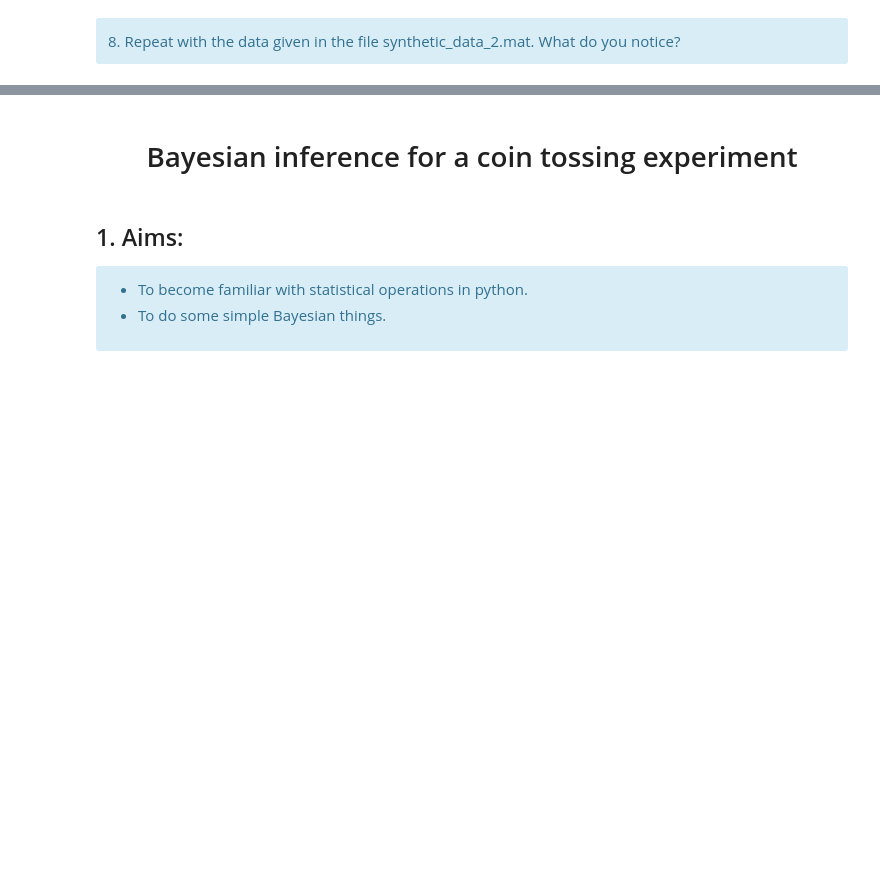
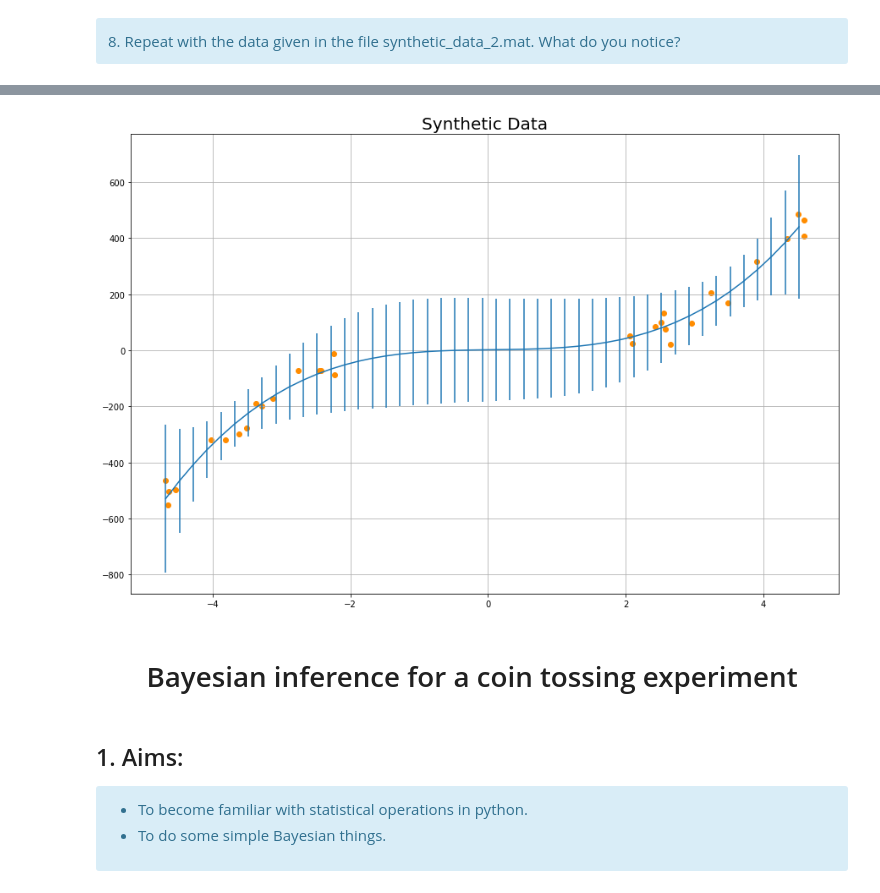
Before and after one commit to claudioscalzo/asi, a Jupyter notebook: linear_regression.ipynb, the cells around one changed output, grey strips where cells are left out. Saved outputs shown, nothing was run; the diff lists cells and outputs as text; code cells hidden in the pictures; blank space fills up the shorter version.

```diff
--- a/linear_regression.ipynb
+++ b/linear_regression.ipynb
@@ -583,7 +579,7 @@ variables:
 3. Find $cov(\hat{\mathbf{w}})$ and $\hat{\sigma^2}$.
 </div>
 # %%
-synth = scipy.io.loadmat('synthetic_data.mat')
+# synth = scipy.io.loadmat('synthetic_data.mat')
 x = synth['x'].reshape(-1)
 t = synth['t'].reshape(-1)
 x_test = synth['testx'].reshape(-1)
@@ -650,3 +668,29 @@ plt.show()
+# %%
+# BUILD
+k = 3
+X = get_X(x, k)
+w_hat = get_w_hat(x, t, k)
+sigma2_hat = get_sigma2_hat(X, w_hat, t)
+
+# PREDICT
+X_test = get_X(x_test, k) # TO COMPLETE
+t_test = predict(x, t, x_test, k) # TO COMPLETE
+
+# COMPUTE VARIANCE FOR EACH x_new
+sigma2_new = np.zeros(len(x_test))
+for i in range(len(x_test)):
+    x_new = X_test[i,:]
+    sigma2_new[i] = sigma2_hat * x_new.dot(np.linalg.inv(X.T.dot(X))).dot(x_new.T)
+
+# PLOT THE REGRESSION WITH VARIANCE
+plt.figure(figsize=(15,10))
+plt.errorbar(x_test, t_test, sigma2_new) # TO COMPLETE
+plt.scatter(x, t, color='darkorange') # TO COMPLETE
+plt.title('Synthetic Data', fontsize=20)
+plt.grid()
+plt.show()
+# %% [output]
+[figure, added]
 # %% [markdown]
 <h1 style="text-align:center">Bayesian inference for a coin tossing experiment</h1>
 # %% [markdown]
```
Also changed, not shown: parts of 9 cells of this notebook, 8 other files.
